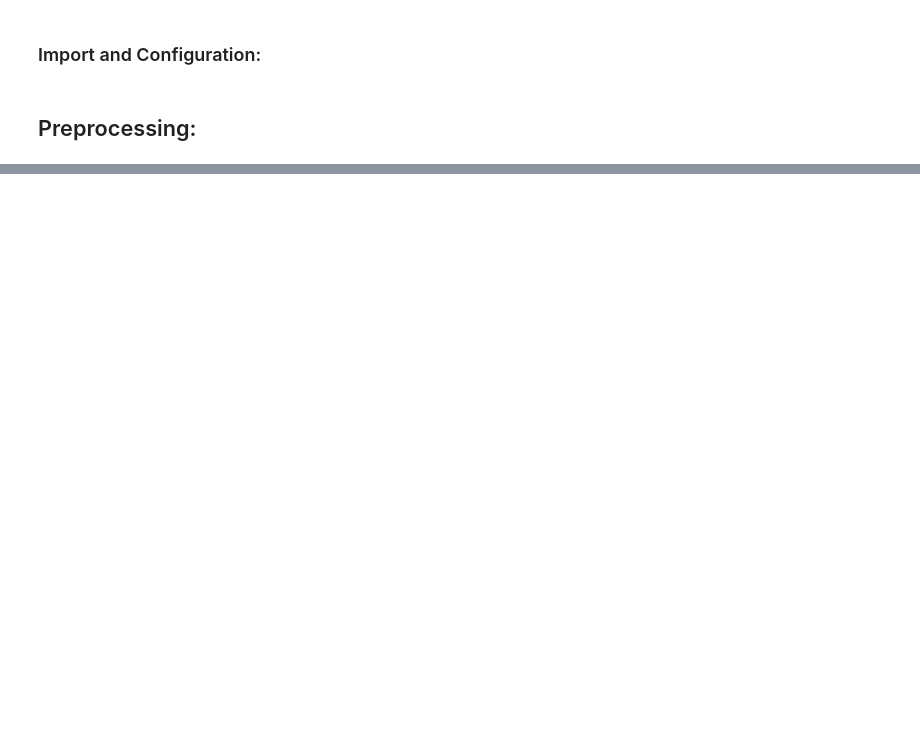
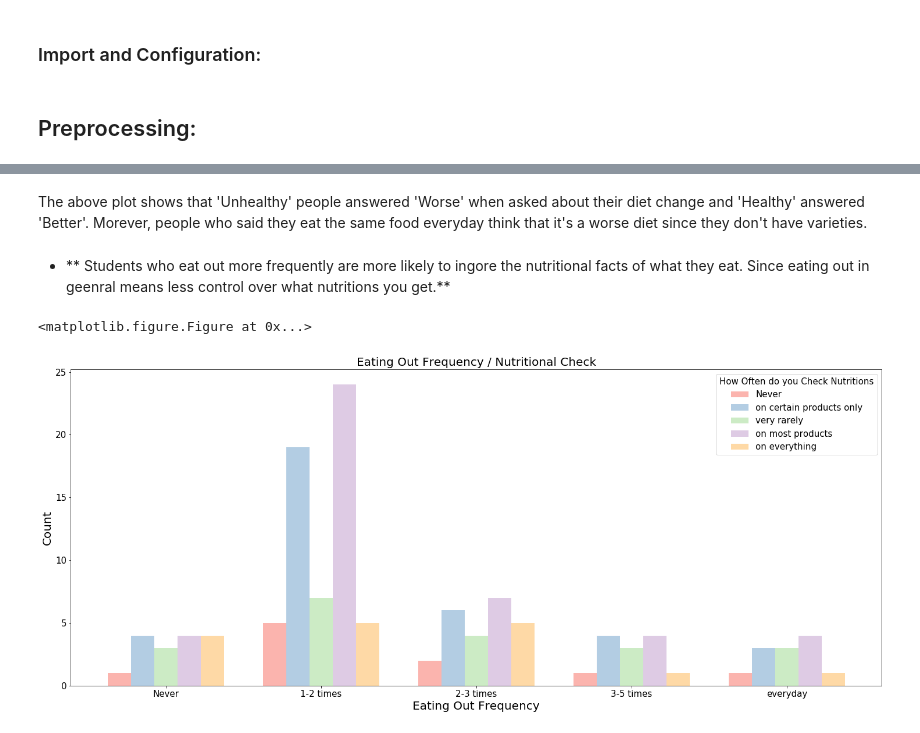
Before and after one commit to ahmedhagii/visual-analytics-project, a Jupyter notebook: visual-analytics-lab.ipynb, the cells around one changed output, grey strips where cells are left out. Saved outputs shown, nothing was run; the diff lists cells and outputs as text; code cells hidden in the pictures; blank space fills up the shorter version.

```diff
--- a/visual-analytics-lab.ipynb
+++ b/visual-analytics-lab.ipynb
@@ -69,0 +290,11 @@ data.type_sports = data.type_sports.apply(func=func)
+# %% [markdown]
+The above plot shows that 'Unhealthy' people answered 'Worse' when asked about their diet change and 'Healthy' answered 'Better'. Morever, people who said they eat the same food everyday think that it's a worse diet since they don't have varieties.
+# %% [markdown]
+- ** Students who eat out more frequently are more likely to ingore the nutritional facts of what they eat. Since eating out in geenral means less control over what nutritions you get.**
+# %%
+grouped_barchart(x_attribute='eating_out', x_labels=['Never', '1-2 times', '2-3 times', '3-5 times', 'everyday'],
+                 y_attribute='nutritional_check', legend=['Never', 'on certain products only', 'very rarely', 'on most products', 'on everything'],
+                 legend_title='How Often do you Check Nutritions', plot_title='Eating Out Frequency / Nutritional Check', x_label='Eating Out Frequency')
+# %% [output]
+<matplotlib.figure.Figure at 0x...>
+[figure, added]
```
Also changed, not shown: parts of 47 cells of this notebook.
